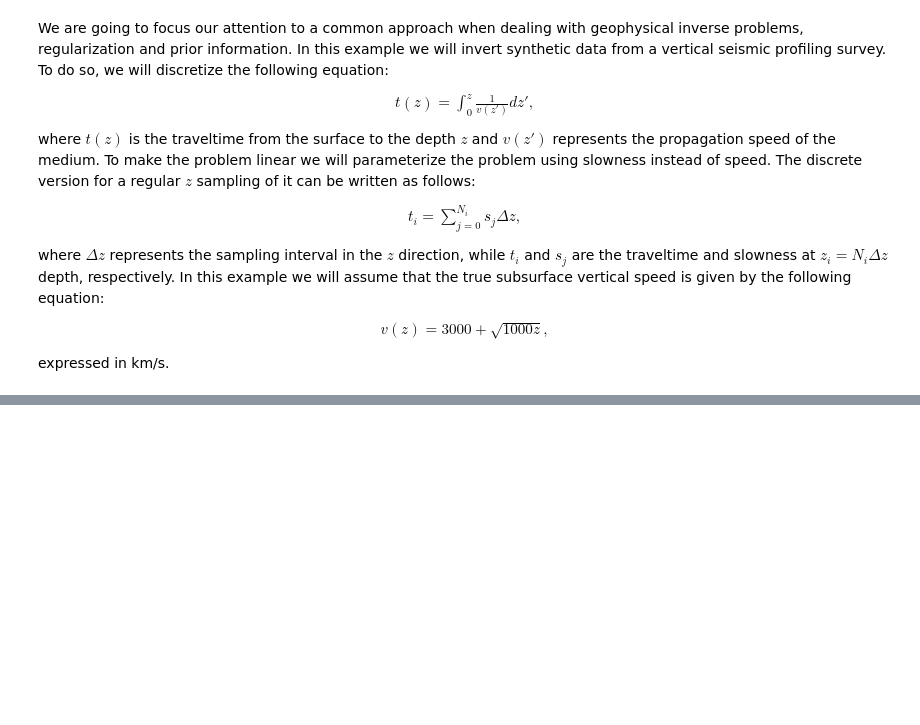
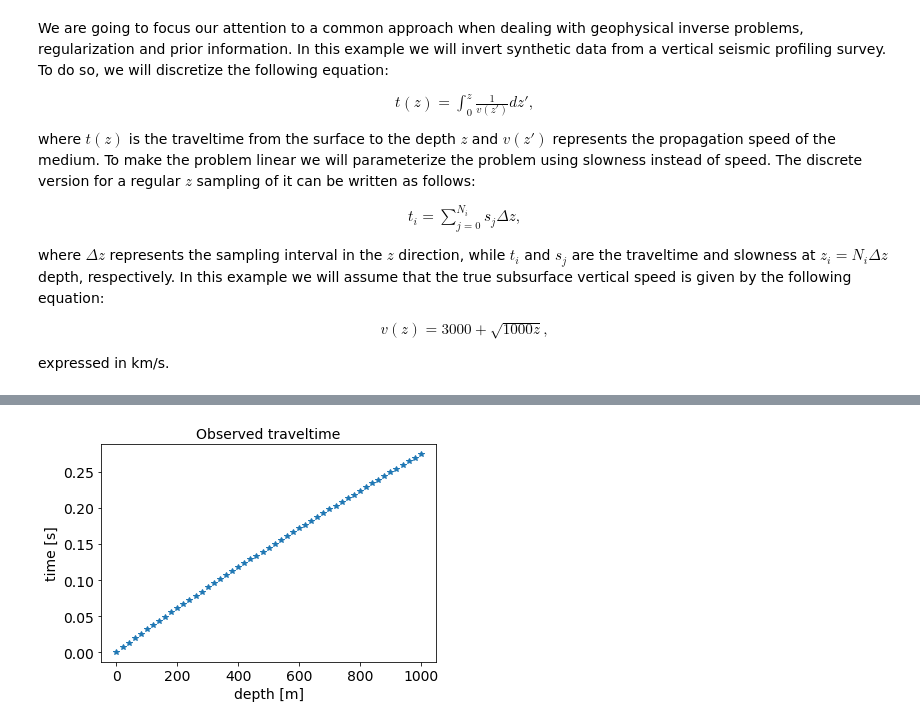
Before and after one commit to arustamm/pythonSolver, a Jupyter notebook: GenericSolver/notebooks/VSP Regularization.ipynb, the cells around one changed output, grey strips where cells are left out. Saved outputs shown, nothing was run; the diff lists cells and outputs as text; code cells hidden in the pictures; blank space fills up the shorter version.

```diff
--- a/GenericSolver/notebooks/VSP Regularization.ipynb
+++ b/GenericSolver/notebooks/VSP Regularization.ipynb
@@ -108,7 +110,7 @@ vel = 3000.0 + np.sqrt(1000.0*z)
 slowness = 1.0/vel
 model_true = Vec.vectorIC(slowness)
 #Desampling of receivers
-desampling = 1 #20 m sampling
+desampling = 10 #20 m sampling
 ndata = int(zmax/(dz*desampling))+1
 data_true = Vec.vectorIC((ndata,))
 VSP_10 = VSP_op(model_true,data_true,dz,desampling)
@@ -121,3 +143,11 @@ plt.plot(data_true.getNdArray(),'*')
+# %%
+fig,ax=plt.subplots()
+plt.plot(z[::desampling],data_true.getNdArray(),'*')
+plt.xlabel("depth [m]")
+plt.ylabel("time [s]")
+_=plt.title("Observed traveltime")
+# %% [output]
+[figure, added]
 # %%
 #Create stopping criteria and related object
 niter = 2000
```
Also changed, not shown: parts of 25 cells of this notebook.
